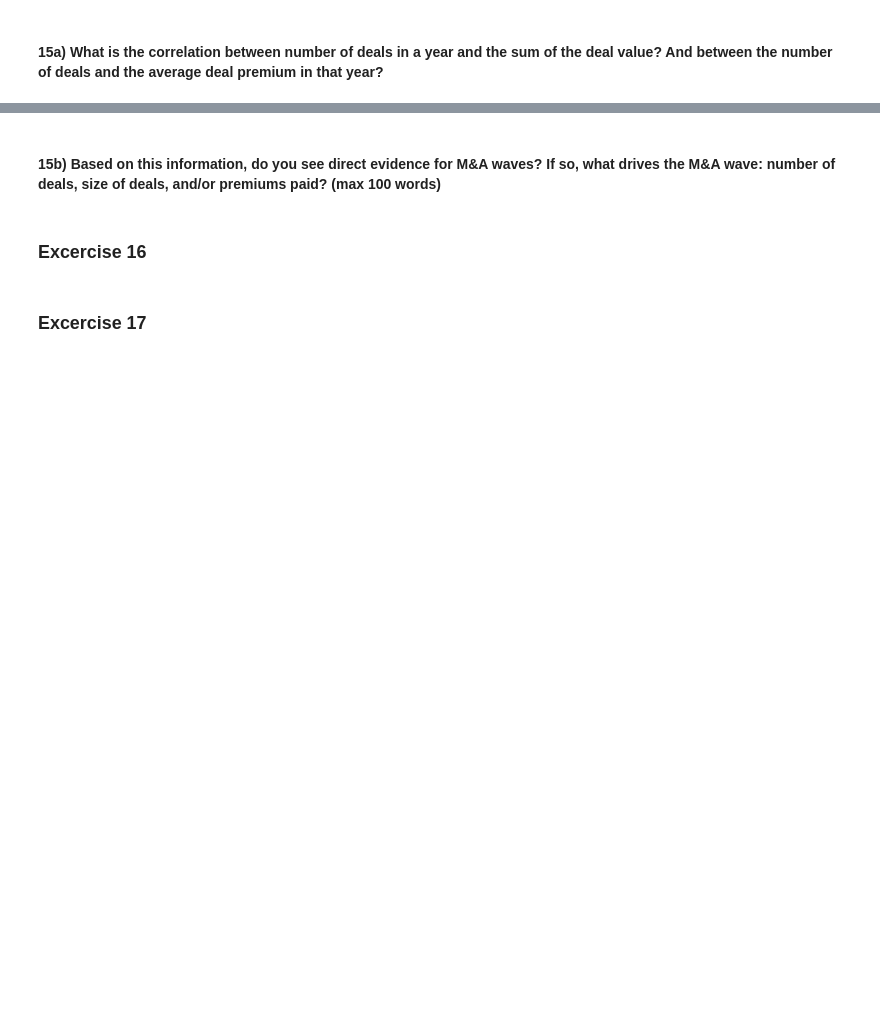
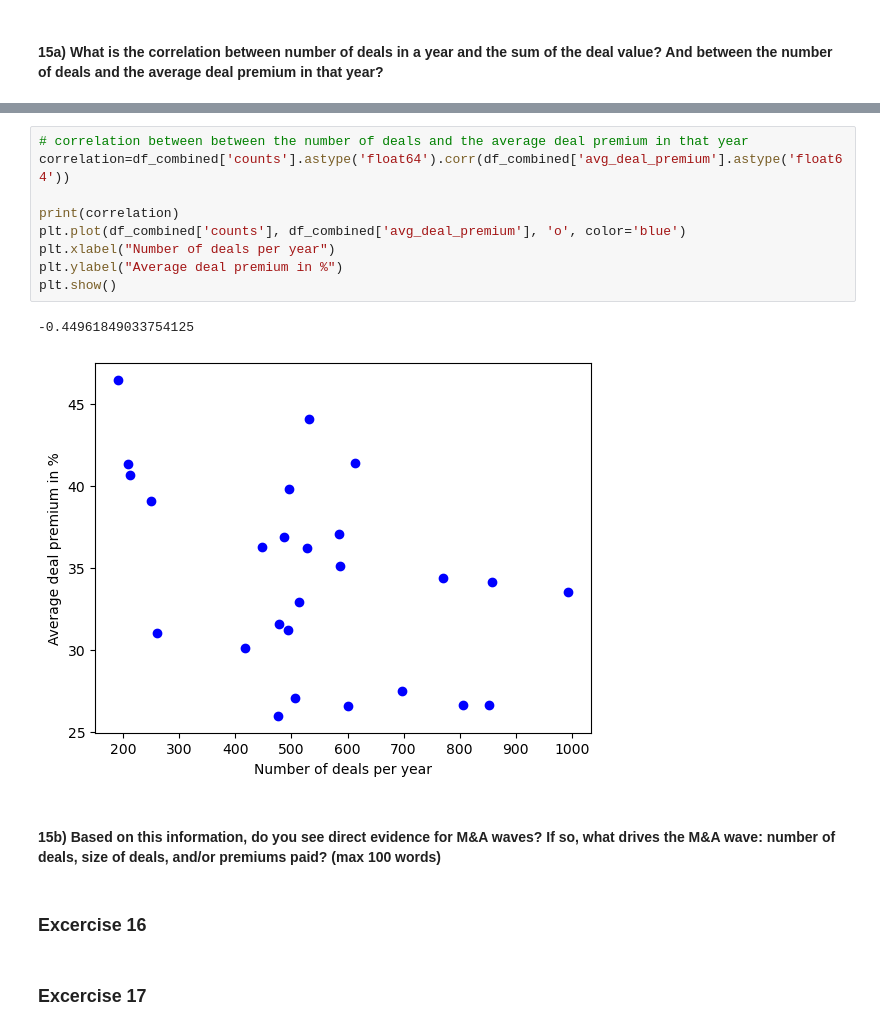
Before and after one commit to SimonRbk95/Strategy_Analytics, a Jupyter notebook: Tutorial_1/T1_assignment.ipynb, the cells around one changed output, grey strips where cells are left out. Saved outputs shown, nothing was run; the diff lists cells and outputs as text; blank space fills up the shorter version.

```diff
--- a/Tutorial_1/T1_assignment.ipynb
+++ b/Tutorial_1/T1_assignment.ipynb
@@ -126,3 +173,15 @@ df.loc[df['acq_sic4'] == df['tar_sic4'], column_name].mean()
+# %%
+# correlation between between the number of deals and the average deal premium in that year
+correlation=df_combined['counts'].astype('float64').corr(df_combined['avg_deal_premium'].astype('float64'))
+
+print(correlation)
+plt.plot(df_combined['counts'], df_combined['avg_deal_premium'], 'o', color='blue')
+plt.xlabel("Number of deals per year")
+plt.ylabel("Average deal premium in %")
+plt.show()
+# %% [output]
+-0.44961849033754125
+[figure, added]
 # %% [markdown]
 #### 15b)  Based  on  this  information,  do  you  see  direct  evidence  for  M&A  waves?  If  so,  what  drives  the M&A wave: number of deals, size of deals, and/or premiums paid? (max 100 words)
 # %% [markdown]
```
Also changed, not shown: parts of 2 cells of this notebook.
